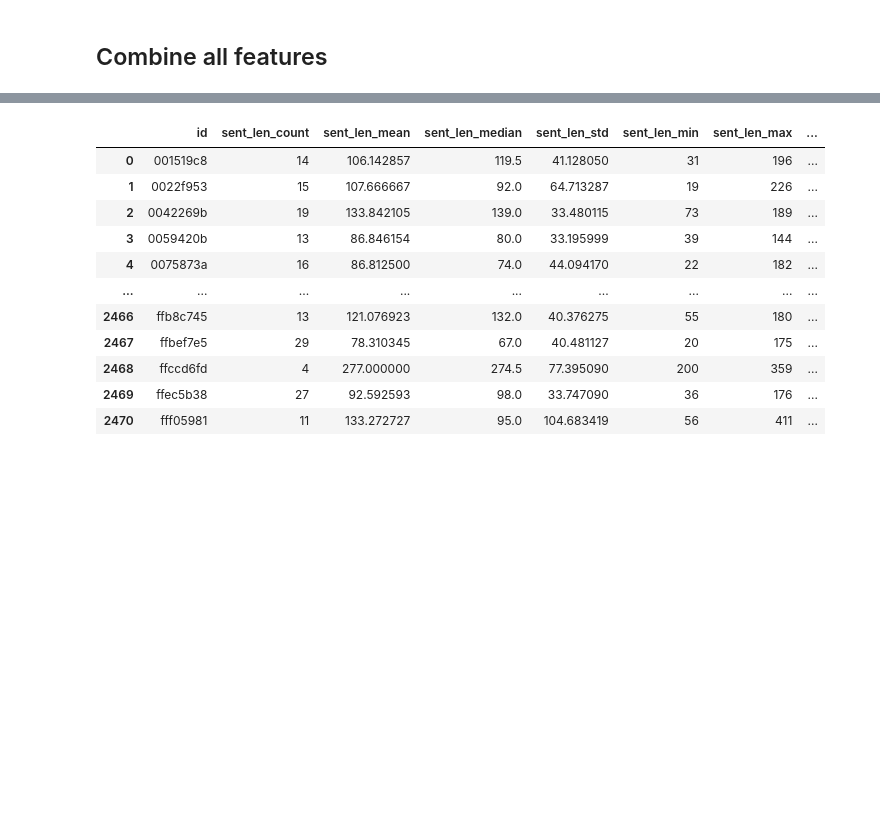
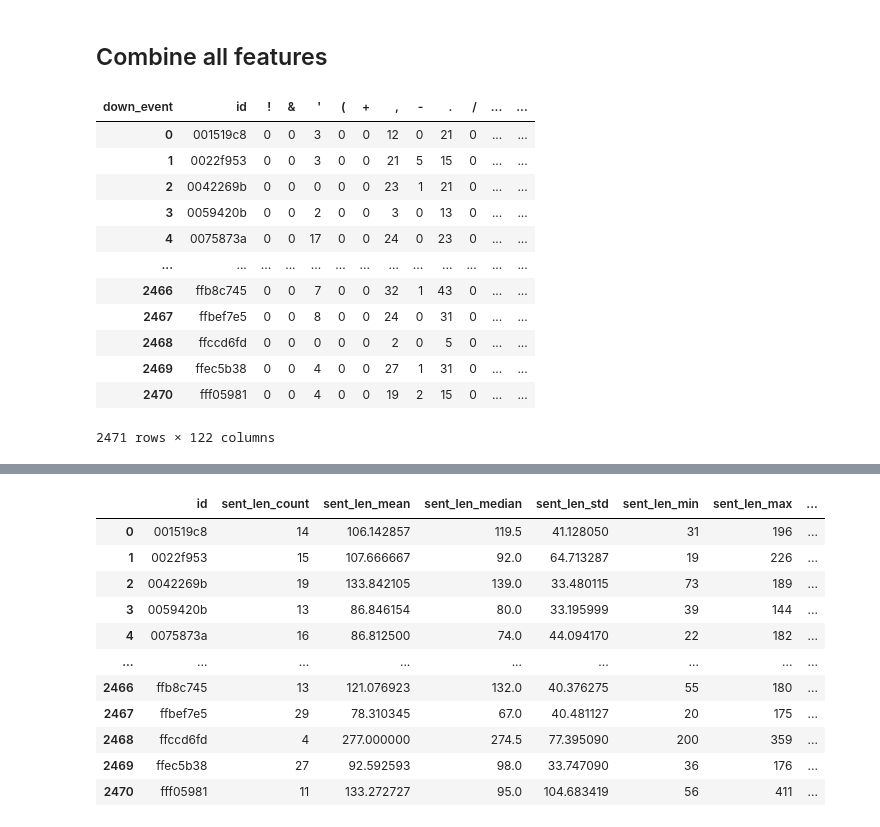
Before and after one commit to luispintoc/Linking-Writing, a Jupyter notebook: feature_eng/9 clean_feat_eng.ipynb, the cells around one changed output, grey strips where cells are left out. Cells and saved outputs as stored; diff of their text form; code cells hidden in the pictures; blank space fills up the shorter version.

```diff
--- a/feature_eng/9 clean_feat_eng.ipynb
+++ b/feature_eng/9 clean_feat_eng.ipynb
@@ -244,14 +244,20 @@ class FeatureStats:
         """Aggregates the final word count for each essay."""
         return df.groupby(id_col).agg(final_word_count=(word_count_col, 'last'))
 
+# Customer tokenizer
+def custom_tokenizer(text):
+    words = re.findall(r'\b\w+\b', text.lower())
+    filtered_words = [word for word in words if word.count('q') < 11]
+    return filtered_words
+
 
 class Preprocessor:
 
     def __init__(self):
         self.activities = ['Input', 'Remove/Cut', 'Nonproduction', 'Replace', 'Paste']
         self.text_changes = ['q', ' ', 'NoChange', '.', ',', '\n', "'", '"', '-', '?', ';', '=', '/', '\\', ':']
-        self.count_vect = CountVectorizer()
-        self.tfidf_vect = TfidfVectorizer()
+        self.count_vect = CountVectorizer(tokenizer=custom_tokenizer, ngram_range=(1,2))
+        self.tfidf_vect = TfidfVectorizer(tokenizer=custom_tokenizer, ngram_range=(1,2))
         self.idf = {}
 
     def activity_counts(self, df):
@@ -269,7 +275,7 @@ class Preprocessor:
     def event_counts(self, df, colname):
         """Calculates event counts for each essay."""
         events = ['ArrowRight', 'ArrowLeft', 'ArrowDown', 'ArrowUp', 'CapsLock',
-                  "'", 'Delete', 'Unidentified']
+                  "'", 'Unidentified']
 
         event_counts = df.groupby('id')[colname].value_counts().unstack(fill_value=0)
         event_counts = event_counts.reindex(columns=events, fill_value=0)
@@ -296,6 +302,7 @@ class Preprocessor:
 
         # Filter the DataFrame to include only rows with punctuation events
         punctuation_df = df[df['down_event'].isin(punctuations)]
+        punctuation_df = df[~df['down_event'].isin(['"','#','$','%',')','*',';','<','?','@','^'])]
 
         # Group by 'id' and 'down_event' and count the occurrences of each punctuation
         punctuation_counts = punctuation_df.groupby(['id', 'down_event'])['down_event'].count().unstack(fill_value=0)
@@ -490,27 +497,18 @@ class Preprocessor:
         event_df = train_logs_df[['id', 'event_id', 'down_event']].copy(deep=True)
 
         event_df['down_event_shift_1'] = event_df['down_event'].shift(periods=1)
-        event_df['down_event_shift_2'] = event_df['down_event'].shift(periods=2)
 
-        event_df = event_df[['id', 'event_id', 'down_event_shift_2', 'down_event_shift_1', 'down_event']]
+        event_df = event_df[['id', 'event_id', 'down_event_shift_1', 'down_event']]
 
-        ctrl_bksp_df = ((event_df['down_event_shift_1'] == 'Control') & (event_df['down_event'] == 'Backspace')).groupby(event_df['id']).sum().reset_index(name='count')
-        ctrl_c_df = ((event_df['down_event_shift_1'] == 'Control') & (event_df['down_event'].str.lower() == 'c')).groupby(event_df['id']).sum().reset_index(name='count')
-        ctrl_v_df = ((event_df['down_event_shift_1'] == 'Control') & (event_df['down_event'].str.lower() == 'v')).groupby(event_df['id']).sum().reset_index(name='count')
         ctrl_x_df = ((event_df['down_event_shift_1'] == 'Control') & (event_df['down_event'].str.lower() == 'x')).groupby(event_df['id']).sum().reset_index(name='count')
 
         # Creating a DataFrame that contains all counts at an id level.
-
         kb_shortcut_df = pd.DataFrame(event_df['id'].unique(), columns=['id'])
-
-        kb_shortcut_df['ctrl_bksp_cnt'] = ctrl_bksp_df['count']
-        kb_shortcut_df['ctrl_c_cnt'] = ctrl_c_df['count']
-        kb_shortcut_df['ctrl_v_cnt'] = ctrl_v_df['count']
         kb_shortcut_df['ctrl_x_cnt'] = ctrl_x_df['count']
 
+        # Calculating the proportion of mouse click events
         mouse_event_df = pd.DataFrame(train_logs_df['id'].unique(), columns=['id'])
 
-        # # Calculating the proportion of mouse click events
         mouse_event_df['mouse_event_cnt'] = train_logs_df.groupby(train_logs_df['id'])['down_event'].apply(lambda x: (x.isin(['Leftclick', 'Rightclick', 'Middleclick', 'Unknownclick']).sum())).reset_index()['down_event']
 
         mouse_event_df['all_event_cnt'] = train_logs_df.groupby(train_logs_df['id'])['event_id'].max().reset_index()['event_id']
@@ -584,3 +629,19 @@ merge_two_dfs = lambda left, right: pd.merge(left, right, on='id', how='inner')
 
 # Use reduce to iteratively merge all DataFrames in the list
 merged_df = reduce(merge_two_dfs, list_of_dfs)
+# %%
+punctuation_counts
+# %% [output]
+| down_event | id | ! | & | ' | ( | + | , | - | . | / | ... | ... |
+| 0 | 001519c8 | 0 | 0 | 3 | 0 | 0 | 12 | 0 | 21 | 0 | ... | ... |
+| 1 | 0022f953 | 0 | 0 | 3 | 0 | 0 | 21 | 5 | 15 | 0 | ... | ... |
+| 2 | 0042269b | 0 | 0 | 0 | 0 | 0 | 23 | 1 | 21 | 0 | ... | ... |
+| 3 | 0059420b | 0 | 0 | 2 | 0 | 0 | 3 | 0 | 13 | 0 | ... | ... |
+| 4 | 0075873a | 0 | 0 | 17 | 0 | 0 | 24 | 0 | 23 | 0 | ... | ... |
+| ... | ... | ... | ... | ... | ... | ... | ... | ... | ... | ... | ... | ... |
+| 2466 | ffb8c745 | 0 | 0 | 7 | 0 | 0 | 32 | 1 | 43 | 0 | ... | ... |
+| 2467 | ffbef7e5 | 0 | 0 | 8 | 0 | 0 | 24 | 0 | 31 | 0 | ... | ... |
+| 2468 | ffccd6fd | 0 | 0 | 0 | 0 | 0 | 2 | 0 | 5 | 0 | ... | ... |
+| 2469 | ffec5b38 | 0 | 0 | 4 | 0 | 0 | 27 | 1 | 31 | 0 | ... | ... |
+| 2470 | fff05981 | 0 | 0 | 4 | 0 | 0 | 19 | 2 | 15 | 0 | ... | ... |
+2471 rows × 122 columns
```
Also changed, not shown: parts of 7 cells of this notebook, 6 other files.
